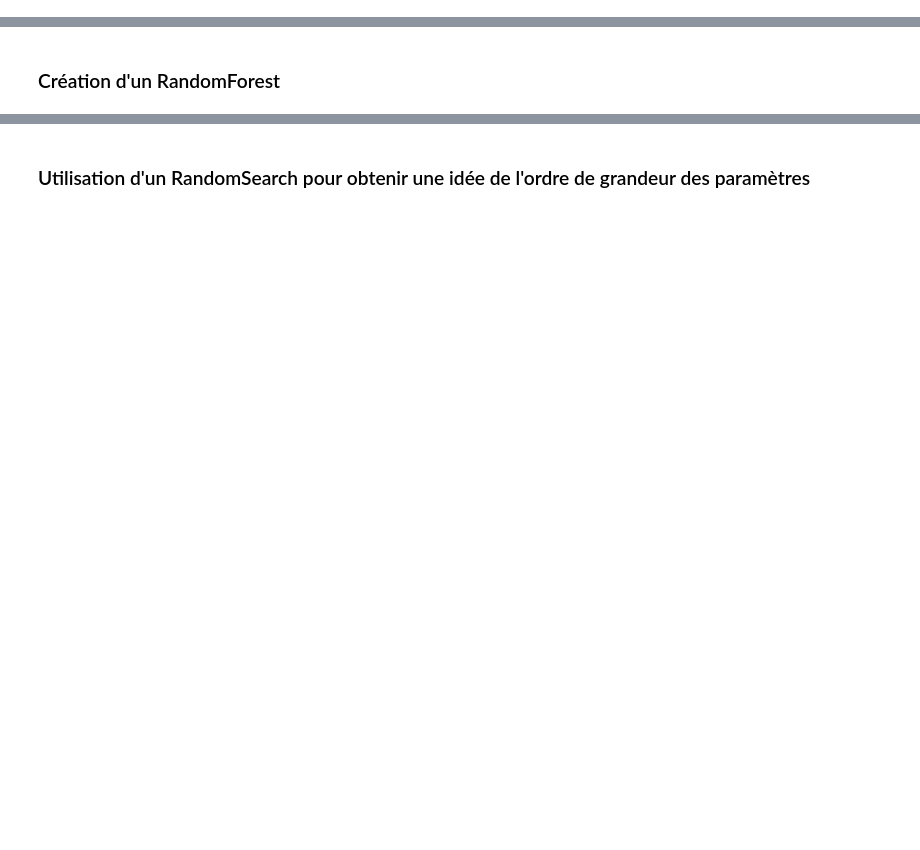
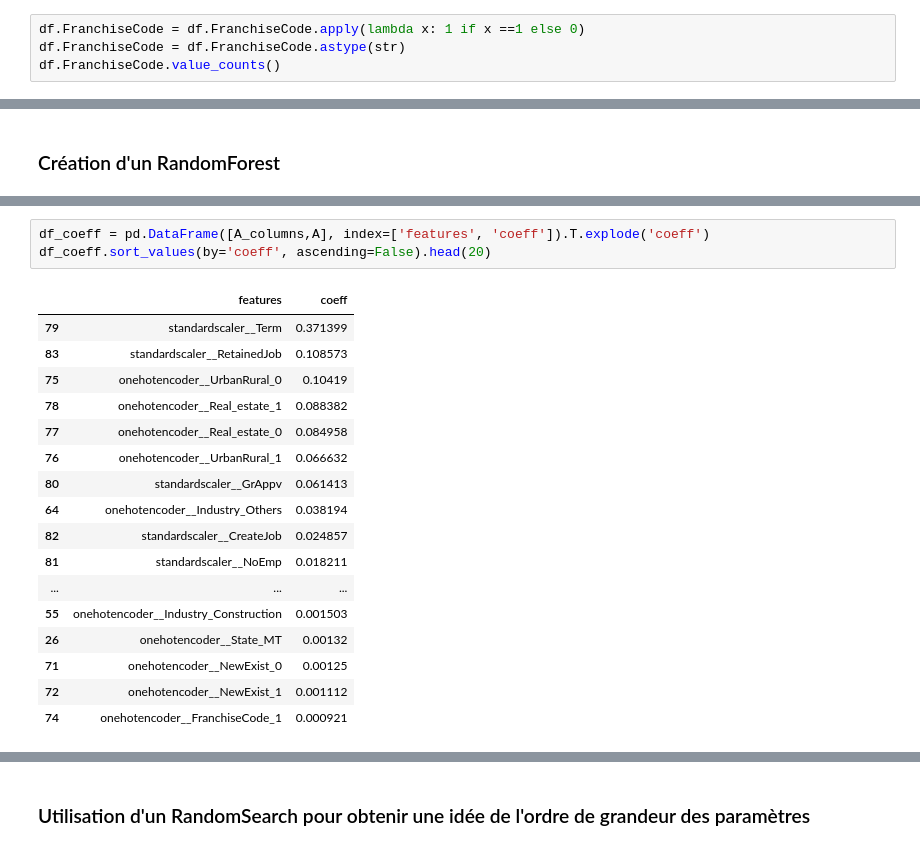
Before and after one commit to JynMoriarty/Loan_project, a Jupyter notebook: modelisation.ipynb, the cells around one changed output, grey strips where cells are left out. Drawn from its saved outputs; the diff is of its cells as text; blank space fills up the shorter version.

```diff
--- a/modelisation.ipynb
+++ b/modelisation.ipynb
@@ -44,0 +48,4 @@ df
+# %%
+df.FranchiseCode = df.FranchiseCode.apply(lambda x: 1 if x ==1 else 0)
+df.FranchiseCode = df.FranchiseCode.astype(str)
+df.FranchiseCode.value_counts()
@@ -99,0 +125,21 @@ ValueError: setting an array element with a sequence.
+# %%
+df_coeff = pd.DataFrame([A_columns,A], index=['features', 'coeff']).T.explode('coeff')
+df_coeff.sort_values(by='coeff', ascending=False).head(20)
+# %% [output]
+|  | features | coeff |
+| 79 | standardscaler__Term | 0.371399 |
+| 83 | standardscaler__RetainedJob | 0.108573 |
+| 75 | onehotencoder__UrbanRural_0 | 0.10419 |
+| 78 | onehotencoder__Real_estate_1 | 0.088382 |
+| 77 | onehotencoder__Real_estate_0 | 0.084958 |
+| 76 | onehotencoder__UrbanRural_1 | 0.066632 |
+| 80 | standardscaler__GrAppv | 0.061413 |
+| 64 | onehotencoder__Industry_Others | 0.038194 |
+| 82 | standardscaler__CreateJob | 0.024857 |
+| 81 | standardscaler__NoEmp | 0.018211 |
+| ... | ... | ... |
+| 55 | onehotencoder__Industry_Construction | 0.001503 |
+| 26 | onehotencoder__State_MT | 0.00132 |
+| 71 | onehotencoder__NewExist_0 | 0.00125 |
+| 72 | onehotencoder__NewExist_1 | 0.001112 |
+| 74 | onehotencoder__FranchiseCode_1 | 0.000921 |
```
Also changed, not shown: parts of 21 cells of this notebook, 1 other file.
